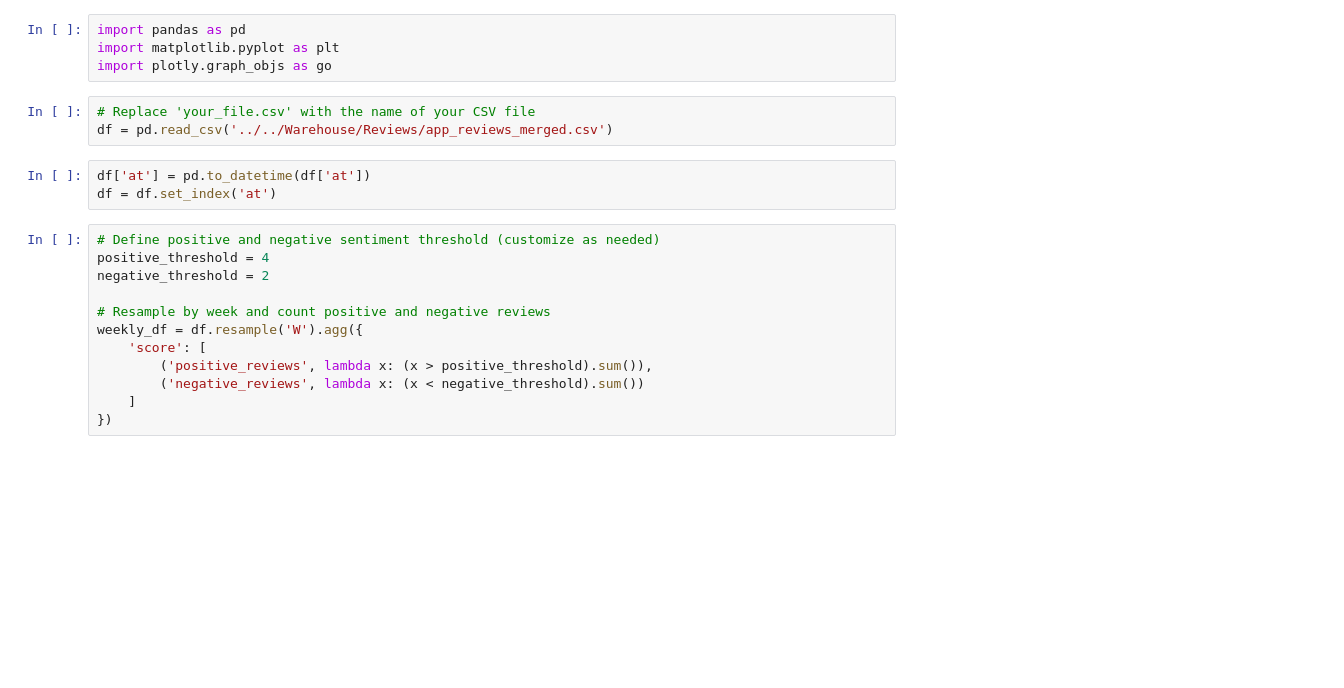
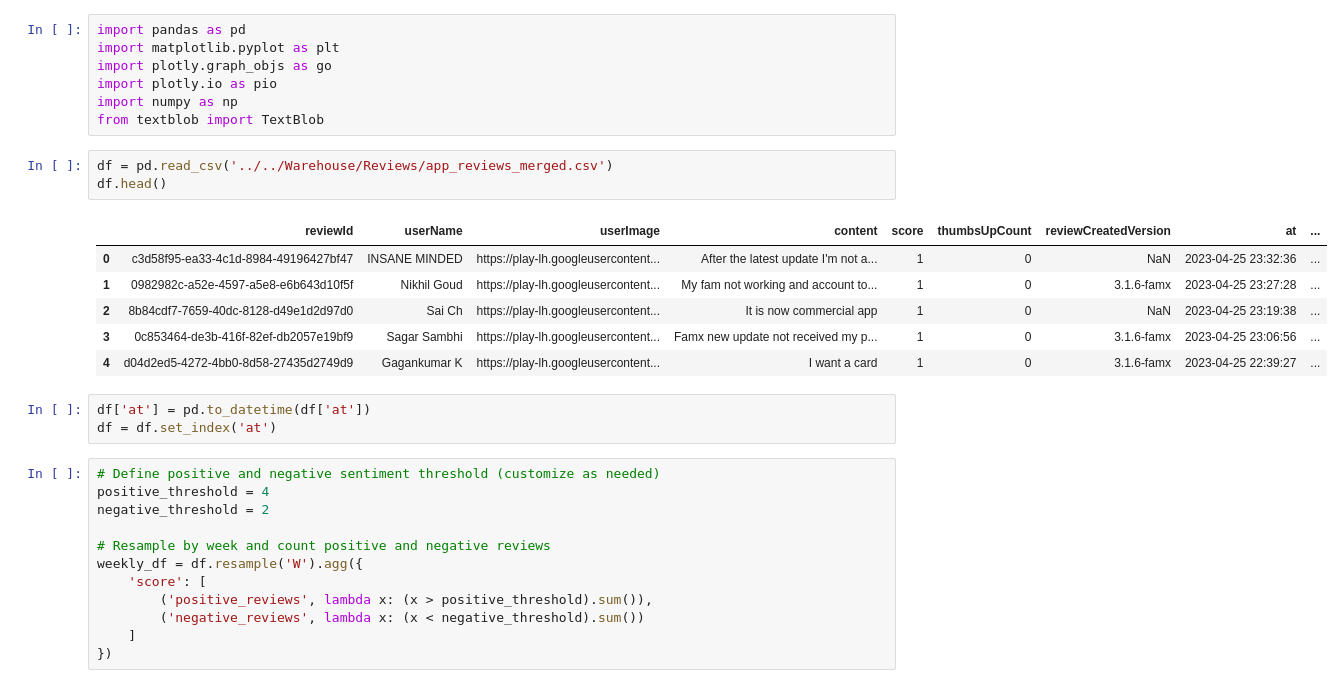
Before and after one commit to Harsh-Avinash/Fampay-In-Depth-Analysis, a Jupyter notebook: App-Analytics/TimeSeriesAnalysis/main.ipynb, the cells around one changed output. Drawn from its saved outputs; the diff is of its cells as text; blank space fills up the shorter version.

```diff
--- a/App-Analytics/TimeSeriesAnalysis/main.ipynb
+++ b/App-Analytics/TimeSeriesAnalysis/main.ipynb
@@ -2,9 +2,19 @@
 import pandas as pd
 import matplotlib.pyplot as plt
 import plotly.graph_objs as go
+import plotly.io as pio
+import numpy as np
+from textblob import TextBlob
-# %%
-# Replace 'your_file.csv' with the name of your CSV file
-df = pd.read_csv('../../Warehouse/Reviews/app_reviews_merged.csv')
+# %%
+df = pd.read_csv('../../Warehouse/Reviews/app_reviews_merged.csv')
+df.head()
+# %% [output]
+|  | reviewId | userName | userImage | content | score | thumbsUpCount | reviewCreatedVersion | at | ... |
+| 0 | c3d58f95-ea33-4c1d-8984-49196427bf47 | INSANE MINDED | https://play-lh.googleusercontent... | After the latest update I'm not a... | 1 | 0 | NaN | 2023-04-25 23:32:36 | ... |
+| 1 | 0982982c-a52e-4597-a5e8-e6b643d10f5f | Nikhil Goud | https://play-lh.googleusercontent... | My fam not working and account to... | 1 | 0 | 3.1.6-famx | 2023-04-25 23:27:28 | ... |
+| 2 | 8b84cdf7-7659-40dc-8128-d49e1d2d97d0 | Sai Ch | https://play-lh.googleusercontent... | It is now commercial app | 1 | 0 | NaN | 2023-04-25 23:19:38 | ... |
+| 3 | 0c853464-de3b-416f-82ef-db2057e19bf9 | Sagar Sambhi | https://play-lh.googleusercontent... | Famx new update not received my p... | 1 | 0 | 3.1.6-famx | 2023-04-25 23:06:56 | ... |
+| 4 | d04d2ed5-4272-4bb0-8d58-27435d2749d9 | Gagankumar K | https://play-lh.googleusercontent... | I want a card | 1 | 0 | 3.1.6-famx | 2023-04-25 22:39:27 | ... |
 # %%
 df['at'] = pd.to_datetime(df['at'])
 df = df.set_index('at')
```
Also changed, not shown: parts of 6 cells of this notebook, 30 other files.
